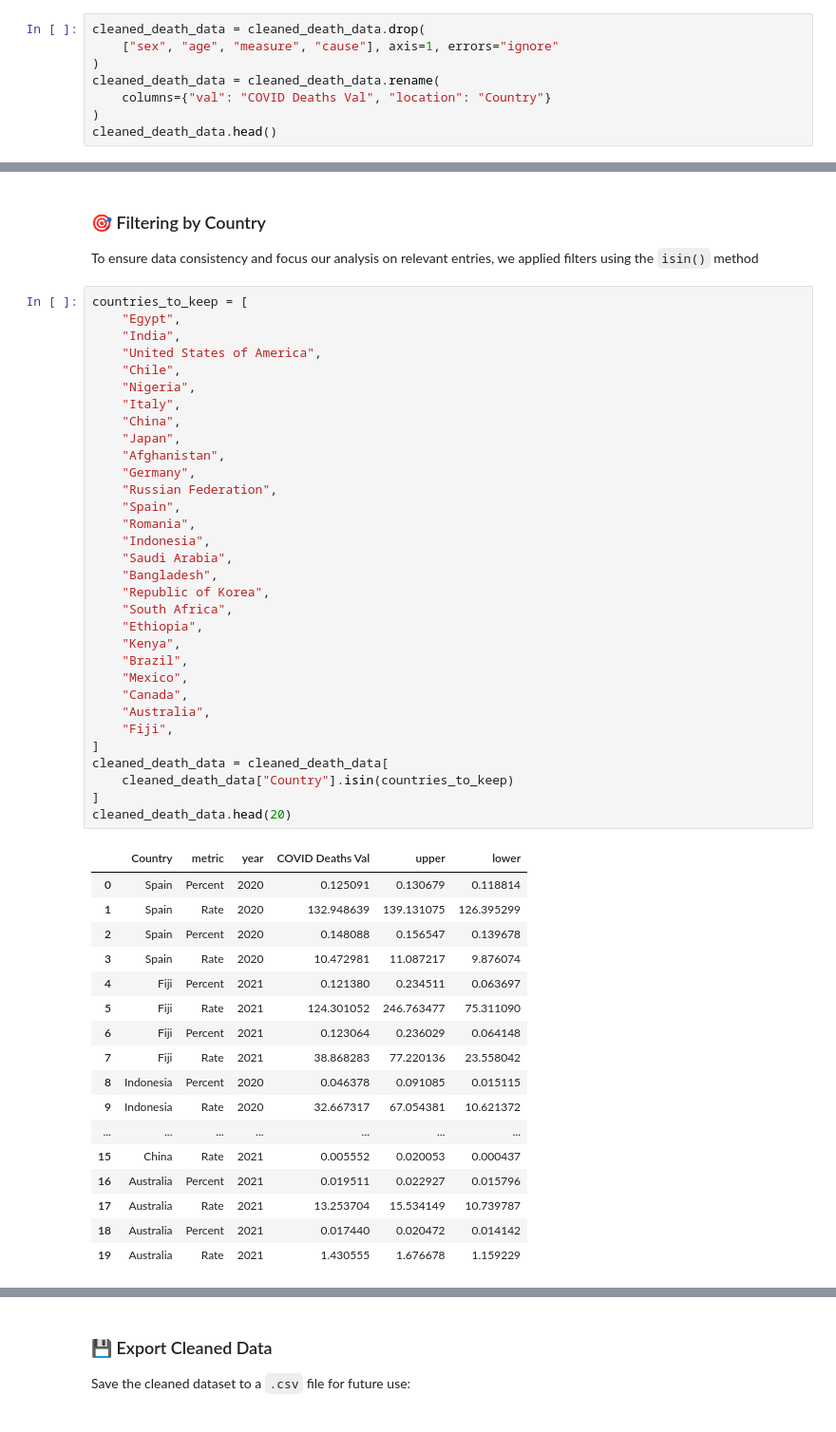
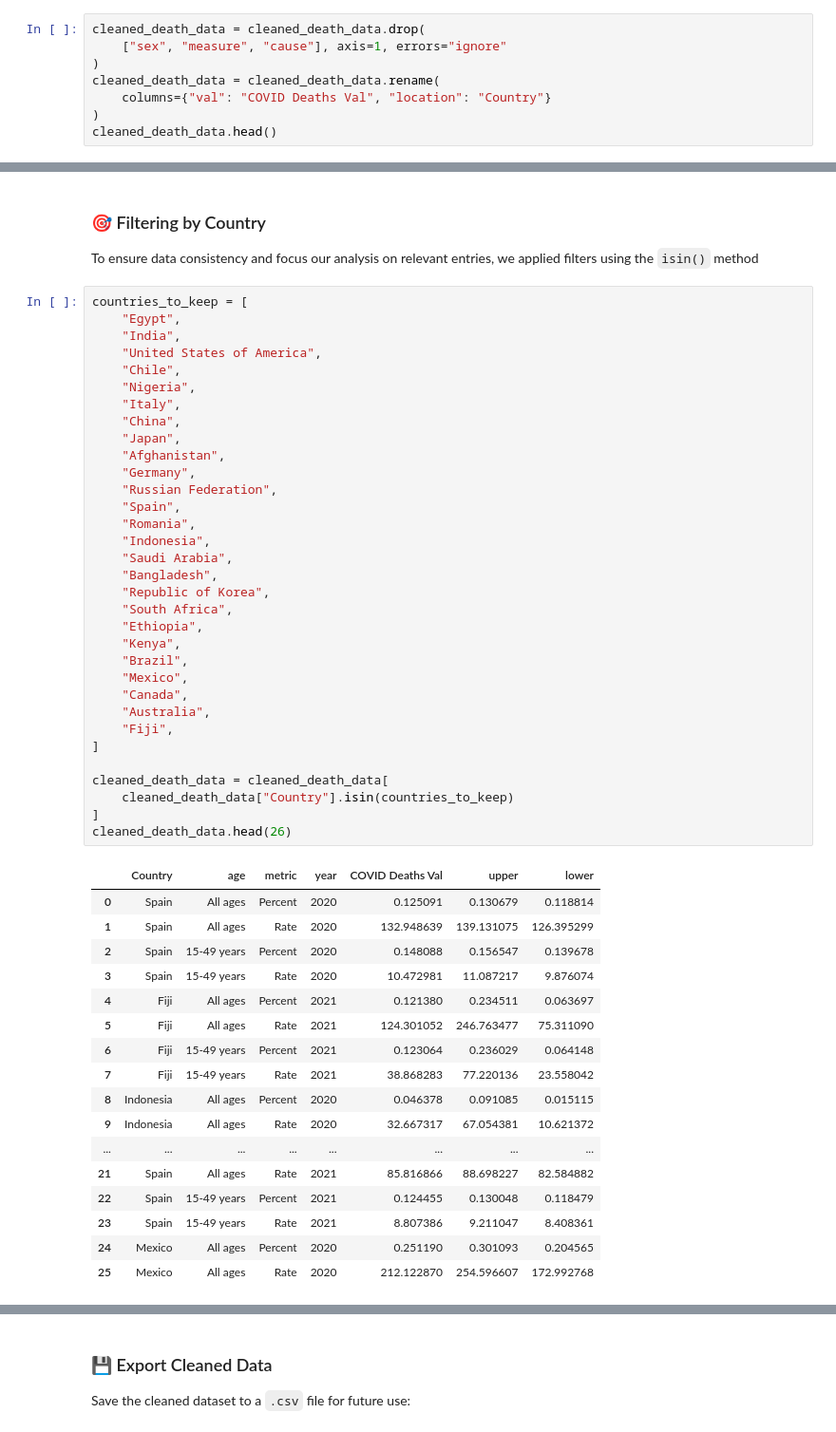
Before and after one commit to ibrahim-sisar/ET6-CDSP-group-09-repo, a Jupyter notebook: 2_data_preparation/covid_death_data_cleaning.ipynb, the cells around one changed output, grey strips where cells are left out. Shown at 95% size. Cells and saved outputs as stored; diff of their text form.

```diff
--- a/2_data_preparation/covid_death_data_cleaning.ipynb
+++ b/2_data_preparation/covid_death_data_cleaning.ipynb
@@ -89,7 +89,7 @@ Rename columns:
 - Standardize names
 # %%
 cleaned_death_data = cleaned_death_data.drop(
-    ["sex", "age", "measure", "cause"], axis=1, errors="ignore"
+    ["sex", "measure", "cause"], axis=1, errors="ignore"
 )
 cleaned_death_data = cleaned_death_data.rename(
     columns={"val": "COVID Deaths Val", "location": "Country"}
@@ -111,48 +111,49 @@ countries_to_keep = [
     "Egypt",
     "India",
     "United States of America",
     "Chile",
     "Nigeria",
     "Italy",
     "China",
     "Japan",
     "Afghanistan",
     "Germany",
     "Russian Federation",
     "Spain",
     "Romania",
     "Indonesia",
     "Saudi Arabia",
     "Bangladesh",
     "Republic of Korea",
     "South Africa",
     "Ethiopia",
     "Kenya",
     "Brazil",
     "Mexico",
     "Canada",
     "Australia",
     "Fiji",
 ]
+
 cleaned_death_data = cleaned_death_data[
     cleaned_death_data["Country"].isin(countries_to_keep)
 ]
-cleaned_death_data.head(20)
+cleaned_death_data.head(26)
 # %% [output]
-|  | Country | metric | year | COVID Deaths Val | upper | lower |
-| 0 | Spain | Percent | 2020 | 0.125091 | 0.130679 | 0.118814 |
-| 1 | Spain | Rate | 2020 | 132.948639 | 139.131075 | 126.395299 |
-| 2 | Spain | Percent | 2020 | 0.148088 | 0.156547 | 0.139678 |
-| 3 | Spain | Rate | 2020 | 10.472981 | 11.087217 | 9.876074 |
-| 4 | Fiji | Percent | 2021 | 0.121380 | 0.234511 | 0.063697 |
-| 5 | Fiji | Rate | 2021 | 124.301052 | 246.763477 | 75.311090 |
-| 6 | Fiji | Percent | 2021 | 0.123064 | 0.236029 | 0.064148 |
-| 7 | Fiji | Rate | 2021 | 38.868283 | 77.220136 | 23.558042 |
-| 8 | Indonesia | Percent | 2020 | 0.046378 | 0.091085 | 0.015115 |
-| 9 | Indonesia | Rate | 2020 | 32.667317 | 67.054381 | 10.621372 |
-| ... | ... | ... | ... | ... | ... | ... |
-| 15 | China | Rate | 2021 | 0.005552 | 0.020053 | 0.000437 |
-| 16 | Australia | Percent | 2021 | 0.019511 | 0.022927 | 0.015796 |
-| 17 | Australia | Rate | 2021 | 13.253704 | 15.534149 | 10.739787 |
-| 18 | Australia | Percent | 2021 | 0.017440 | 0.020472 | 0.014142 |
-| 19 | Australia | Rate | 2021 | 1.430555 | 1.676678 | 1.159229 |
+|  | Country | age | metric | year | COVID Deaths Val | upper | lower |
+| 0 | Spain | All ages | Percent | 2020 | 0.125091 | 0.130679 | 0.118814 |
+| 1 | Spain | All ages | Rate | 2020 | 132.948639 | 139.131075 | 126.395299 |
+| 2 | Spain | 15-49 years | Percent | 2020 | 0.148088 | 0.156547 | 0.139678 |
+| 3 | Spain | 15-49 years | Rate | 2020 | 10.472981 | 11.087217 | 9.876074 |
+| 4 | Fiji | All ages | Percent | 2021 | 0.121380 | 0.234511 | 0.063697 |
+| 5 | Fiji | All ages | Rate | 2021 | 124.301052 | 246.763477 | 75.311090 |
+| 6 | Fiji | 15-49 years | Percent | 2021 | 0.123064 | 0.236029 | 0.064148 |
+| 7 | Fiji | 15-49 years | Rate | 2021 | 38.868283 | 77.220136 | 23.558042 |
+| 8 | Indonesia | All ages | Percent | 2020 | 0.046378 | 0.091085 | 0.015115 |
+| 9 | Indonesia | All ages | Rate | 2020 | 32.667317 | 67.054381 | 10.621372 |
+| ... | ... | ... | ... | ... | ... | ... | ... |
+| 21 | Spain | All ages | Rate | 2021 | 85.816866 | 88.698227 | 82.584882 |
+| 22 | Spain | 15-49 years | Percent | 2021 | 0.124455 | 0.130048 | 0.118479 |
+| 23 | Spain | 15-49 years | Rate | 2021 | 8.807386 | 9.211047 | 8.408361 |
+| 24 | Mexico | All ages | Percent | 2020 | 0.251190 | 0.301093 | 0.204565 |
+| 25 | Mexico | All ages | Rate | 2020 | 212.122870 | 254.596607 | 172.992768 |
```
Also changed, not shown: parts of 5 cells of this notebook, 1 other file.
